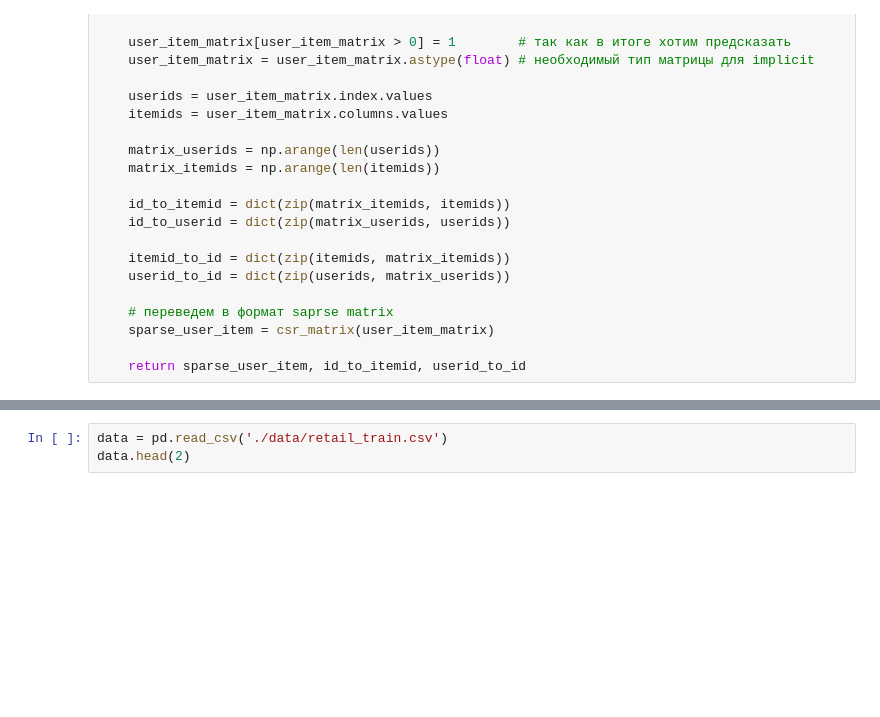
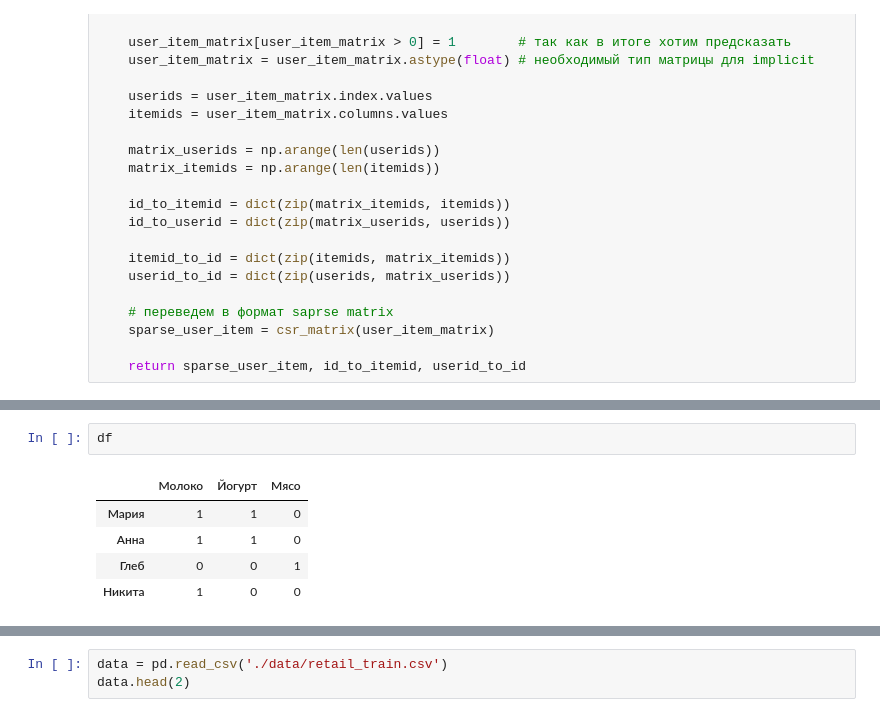
Before and after one commit to pddl/gb-12, a Jupyter notebook: 02_Lesson_2_Practice.ipynb, the cells around one changed output, grey strips where cells are left out. Drawn from its saved outputs; the diff is of its cells as text; blank space fills up the shorter version.

```diff
--- a/02_Lesson_2_Practice.ipynb
+++ b/02_Lesson_2_Practice.ipynb
@@ -93,0 +203,8 @@ def data_to_sparse_matrix(data_train):
+# %%
+df
+# %% [output]
+|  | Молоко | Йогурт | Мясо |
+| Мария | 1 | 1 | 0 |
+| Анна | 1 | 1 | 0 |
+| Глеб | 0 | 0 | 1 |
+| Никита | 1 | 0 | 0 |
```
Also changed, not shown: parts of 72 cells of this notebook.
